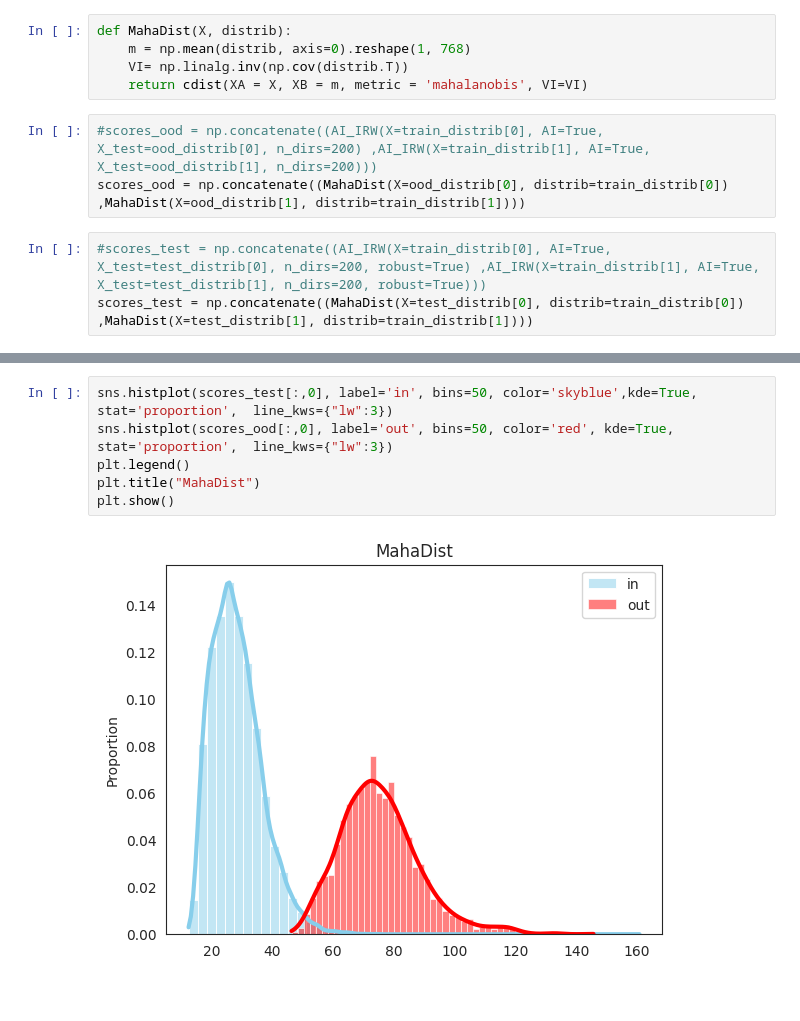
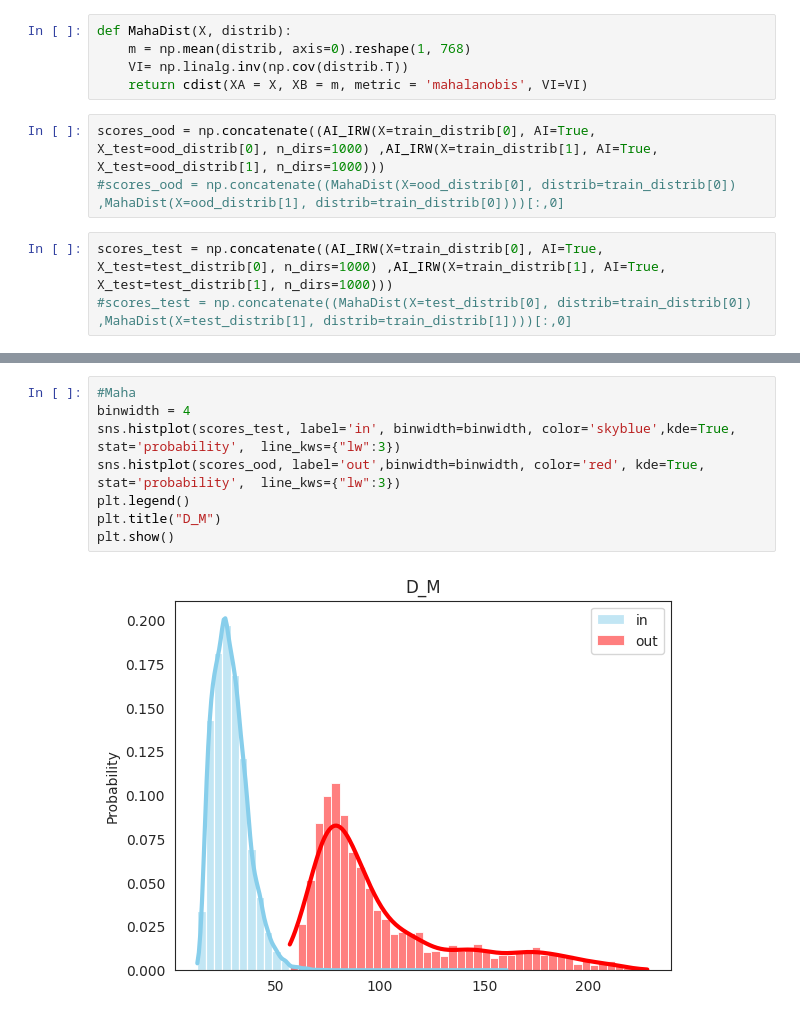
Before and after one commit to lilianmarey/nlp_ood_detection, a Jupyter notebook: papier_1/bert.ipynb, the cells around one changed output, grey strips where cells are left out. Saved outputs shown, nothing was run; the diff lists cells and outputs as text.

```diff
--- a/papier_1/bert.ipynb
+++ b/papier_1/bert.ipynb
@@ -157,8 +163,8 @@ def MahaDist(X, distrib):
     VI= np.linalg.inv(np.cov(distrib.T))
     return cdist(XA = X, XB = m, metric = 'mahalanobis', VI=VI)
 # %%
-#scores_ood = np.concatenate((AI_IRW(X=train_distrib[0], AI=True, X_test=ood_distrib[0], n_dirs=200) ,AI_IRW(X=train_distrib[1], AI=True, X_test=ood_distrib[1], n_dirs=200)))
-scores_ood = np.concatenate((MahaDist(X=ood_distrib[0], distrib=train_distrib[0]) ,MahaDist(X=ood_distrib[1], distrib=train_distrib[1])))
+scores_ood = np.concatenate((AI_IRW(X=train_distrib[0], AI=True, X_test=ood_distrib[0], n_dirs=1000) ,AI_IRW(X=train_distrib[1], AI=True, X_test=ood_distrib[1], n_dirs=1000)))
+#scores_ood = np.concatenate((MahaDist(X=ood_distrib[0], distrib=train_distrib[0]) ,MahaDist(X=ood_distrib[1], distrib=train_distrib[0])))[:,0]
 # %%
-#scores_test = np.concatenate((AI_IRW(X=train_distrib[0], AI=True, X_test=test_distrib[0], n_dirs=200, robust=True) ,AI_IRW(X=train_distrib[1], AI=True, X_test=test_distrib[1], n_dirs=200, robust=True)))
-scores_test = np.concatenate((MahaDist(X=test_distrib[0], distrib=train_distrib[0]) ,MahaDist(X=test_distrib[1], distrib=train_distrib[1])))
+scores_test = np.concatenate((AI_IRW(X=train_distrib[0], AI=True, X_test=test_distrib[0], n_dirs=1000) ,AI_IRW(X=train_distrib[1], AI=True, X_test=test_distrib[1], n_dirs=1000)))
+#scores_test = np.concatenate((MahaDist(X=test_distrib[0], distrib=train_distrib[0]) ,MahaDist(X=test_distrib[1], distrib=train_distrib[1])))[:,0]
@@ -165,8 +219,10 @@ scores_test = np.concatenate((MahaDist(X=test_distrib[0], distrib=train_distrib[
 # %%
-sns.histplot(scores_test[:,0], label='in', bins=50, color='skyblue',kde=True, stat='proportion',  line_kws={"lw":3})
-sns.histplot(scores_ood[:,0], label='out', bins=50, color='red', kde=True, stat='proportion',  line_kws={"lw":3})
+#Maha
+binwidth = 4
+sns.histplot(scores_test, label='in', binwidth=binwidth, color='skyblue',kde=True, stat='probability',  line_kws={"lw":3})
+sns.histplot(scores_ood, label='out',binwidth=binwidth, color='red', kde=True, stat='probability',  line_kws={"lw":3})
 plt.legend()
-plt.title("MahaDist")
+plt.title("D_M")
 plt.show()
 # %% [output]
-[figure, old version]
+[figure, new version]
```
Also changed, not shown: parts of 5 cells of this notebook.
